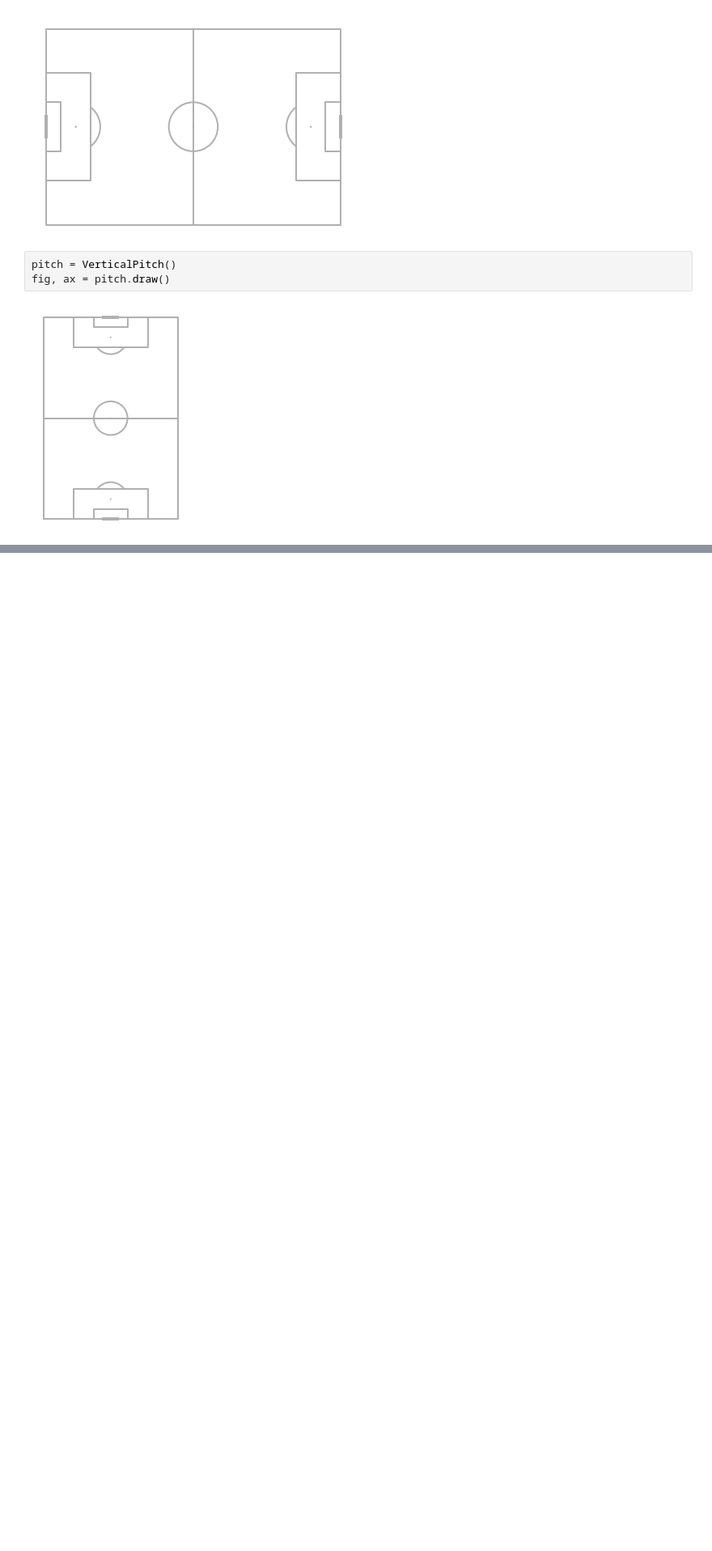
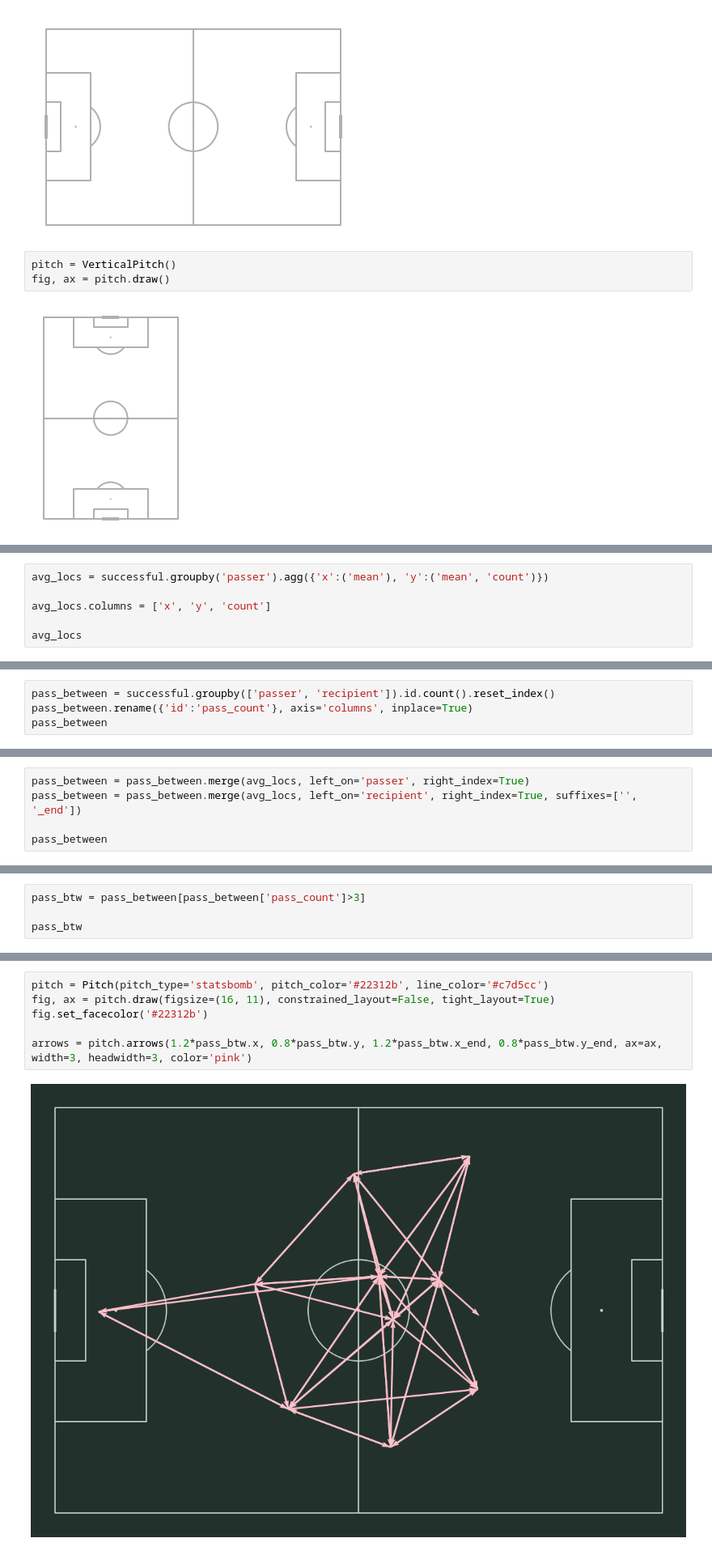
Before and after one commit to WillKjStore/Datacamp-Lessons, a Jupyter notebook: mpl soccer tutorial.ipynb, the cells around one changed output, grey strips where cells are left out. Shown at 81% size. Saved outputs shown, nothing was run; the diff lists cells and outputs as text; blank space fills up the shorter version.

```diff
--- a/mpl soccer tutorial.ipynb
+++ b/mpl soccer tutorial.ipynb
@@ -57,0 +141,6 @@ import pandas as pd
+# %%
+avg_locs = successful.groupby('passer').agg({'x':('mean'), 'y':('mean', 'count')})
+
+avg_locs.columns = ['x', 'y', 'count']
+
+avg_locs
@@ -57,0 +161,4 @@ import pandas as pd
+# %%
+pass_between = successful.groupby(['passer', 'recipient']).id.count().reset_index()
+pass_between.rename({'id':'pass_count'}, axis='columns', inplace=True)
+pass_between
@@ -57,0 +179,5 @@ import pandas as pd
+# %%
+pass_between = pass_between.merge(avg_locs, left_on='passer', right_index=True)
+pass_between = pass_between.merge(avg_locs, left_on='recipient', right_index=True, suffixes=['', '_end'])
+
+pass_between
@@ -57,0 +198,4 @@ import pandas as pd
+# %%
+pass_btw = pass_between[pass_between['pass_count']>3]
+
+pass_btw
@@ -57,0 +220,8 @@ import pandas as pd
+# %%
+pitch = Pitch(pitch_type='statsbomb', pitch_color='#22312b', line_color='#c7d5cc')
+fig, ax = pitch.draw(figsize=(16, 11), constrained_layout=False, tight_layout=True)
+fig.set_facecolor('#22312b')
+
+arrows = pitch.arrows(1.2*pass_btw.x, 0.8*pass_btw.y, 1.2*pass_btw.x_end, 0.8*pass_btw.y_end, ax=ax, width=3, headwidth=3, color='pink')
+# %% [output]
+[figure, added]
```
Also changed, not shown: parts of 21 cells of this notebook.
